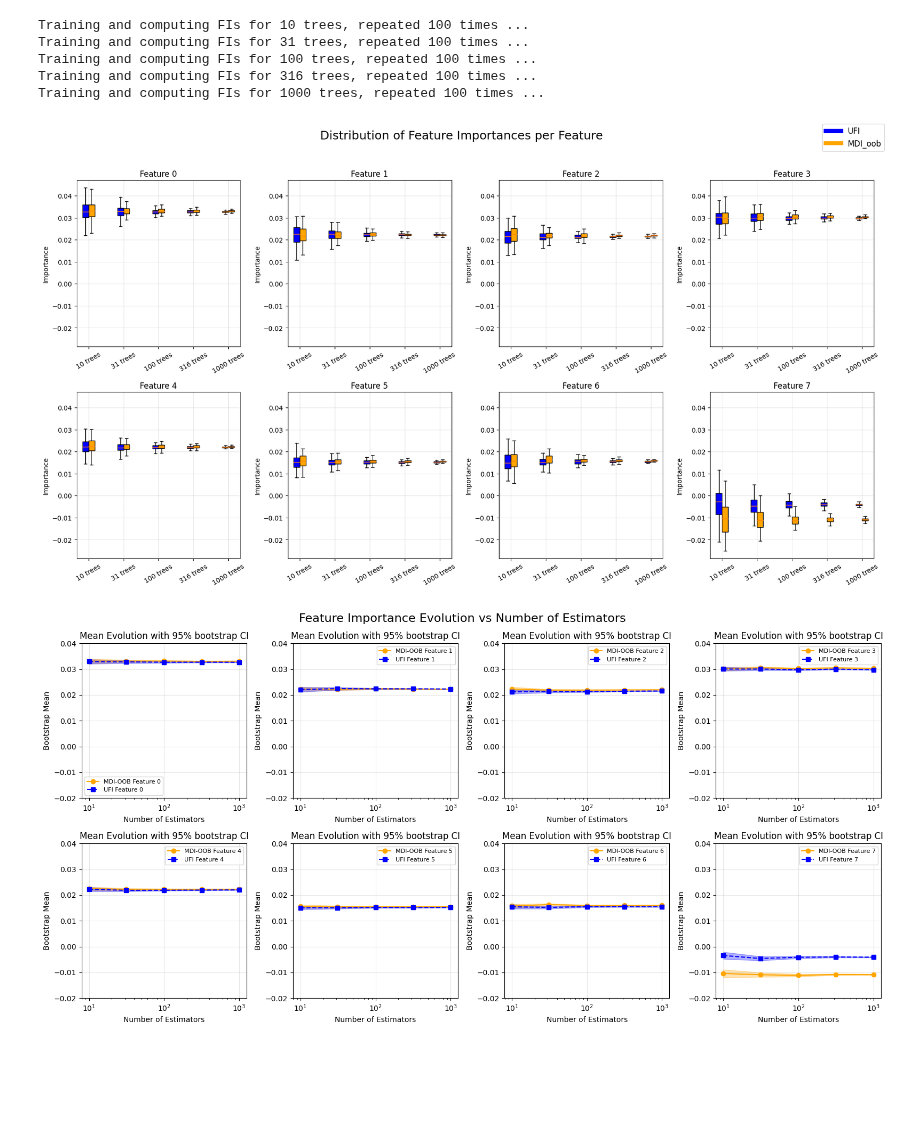
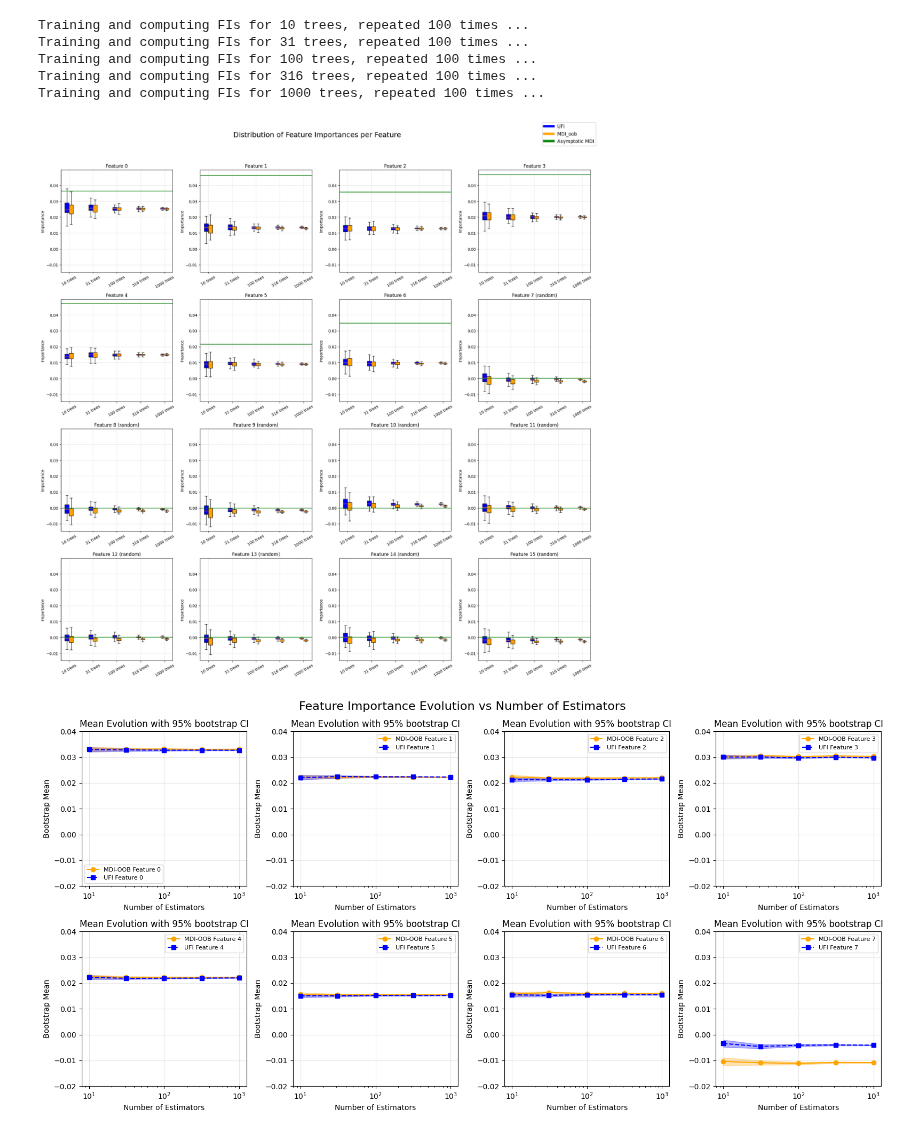
Before and after one commit to GaetandeCast/Internship, a Jupyter notebook: summary_examples/check_mdioob_ufi_cv.ipynb, the cells around one changed output. Saved outputs shown, nothing was run; the diff lists cells and outputs as text; code cells hidden in the pictures; blank space fills up the shorter version.

Commit message:
more rand features and asymptot

```diff
--- a/summary_examples/check_mdioob_ufi_cv.ipynb
+++ b/summary_examples/check_mdioob_ufi_cv.ipynb
@@ -45,7 +45,8 @@ warnings.filterwarnings(
 )
 train_size = 250
 flip_proba = 0.2
-n_features = 8
+n_irrelevant = 9
+n_features = 7 + n_irrelevant
 n_rep = 100
 
 n_estimators_list = np.logspace(1, 3, num=5, base=10, dtype="int")
@@ -57,7 +58,7 @@ X, y = generate_noised_led_sample(
     random_state=rng,
 )
 
-X = np.hstack((X, rng.randn(train_size)[:, np.newaxis]))
+X = np.hstack((X, np.transpose([rng.randn(train_size) for _ in range(n_irrelevant)])))
 
 repeated_results_ufi = np.zeros((len(n_estimators_list), n_features, n_rep))
 repeated_results_mdi_oob = np.zeros((len(n_estimators_list), n_features, n_rep))
@@ -82,6 +83,10 @@ Training and computing FIs for 31 trees, repeated 100 times ...
 Training and computing FIs for 100 trees, repeated 100 times ...
 Training and computing FIs for 316 trees, repeated 100 times ...
 Training and computing FIs for 1000 trees, repeated 100 times ...
+# %%
+X_asymp, y_asymp = generate_noised_led_sample(n_sample=int(1e5), flip_proba=0.2)
+rfc = RandomForestClassifier().fit(X_asymp, y_asymp)
+MDI_asym = np.concat([rfc._unnormalized_feature_importances, n_irrelevant * [0]])
 # %%
 # Colors for the two methods
 colors = {"UFI": "blue", "MDI_oob": "orange"}
@@ -90,7 +95,7 @@ ncols = 4
 nrows = int(np.ceil(n_features / ncols))
 
 fig, axes = plt.subplots(
-    nrows=nrows, ncols=ncols, figsize=(18, 10), sharey=True
+    nrows=nrows, ncols=ncols, figsize=(20, 20), sharey=True
 )
 axes = axes.flatten()
 
@@ -131,35 +136,39 @@ for f_idx in range(n_features):
         showfliers=False,
     )
 
     # Color boxes
     for patch, c in zip(bp["boxes"], colors_list):
         patch.set_facecolor(c)
 
+    # Asymptotic MDI value
+    ax.axhline(MDI_asym[f_idx], color="green")
+
     # Adjust x-axis
     ax.set_xticks([i * 2 for i in range(len(n_estimators_list))])
     ax.set_xticklabels([f"{n} trees" for n in n_estimators_list], rotation=30)
 
-    ax.set_title(f"Feature {f_idx}")
+    ax.set_title(f"Feature {f_idx}" + " (random)"*(f_idx>6))
     ax.set_ylabel("Importance")
     ax.tick_params(labelleft=True)
     ax.grid(True, alpha=0.3)
 
 # Remove unused axes
 for j in range(f_idx + 1, len(axes)):
     fig.delaxes(axes[j])
 
 # Global legend
 handles = [
     plt.Line2D([0], [0], color=colors["UFI"], lw=6, label="UFI"),
     plt.Line2D([0], [0], color=colors["MDI_oob"], lw=6, label="MDI_oob"),
+    plt.Line2D([0], [0], color="green", lw=6, label="Asymptotic MDI"),
 ]
 fig.legend(handles=handles, loc="upper right", fontsize=12)
 
 fig.suptitle("Distribution of Feature Importances per Feature", fontsize=18)
 plt.tight_layout(rect=[0, 0, 1, 0.95])
 plt.show()
 # %% [output]
-[figure, old version]
+[figure, new version]
 # %%
 bootstrap_results_ufi = dict(
     mean=np.zeros((len(n_estimators_list), n_features)),
```
